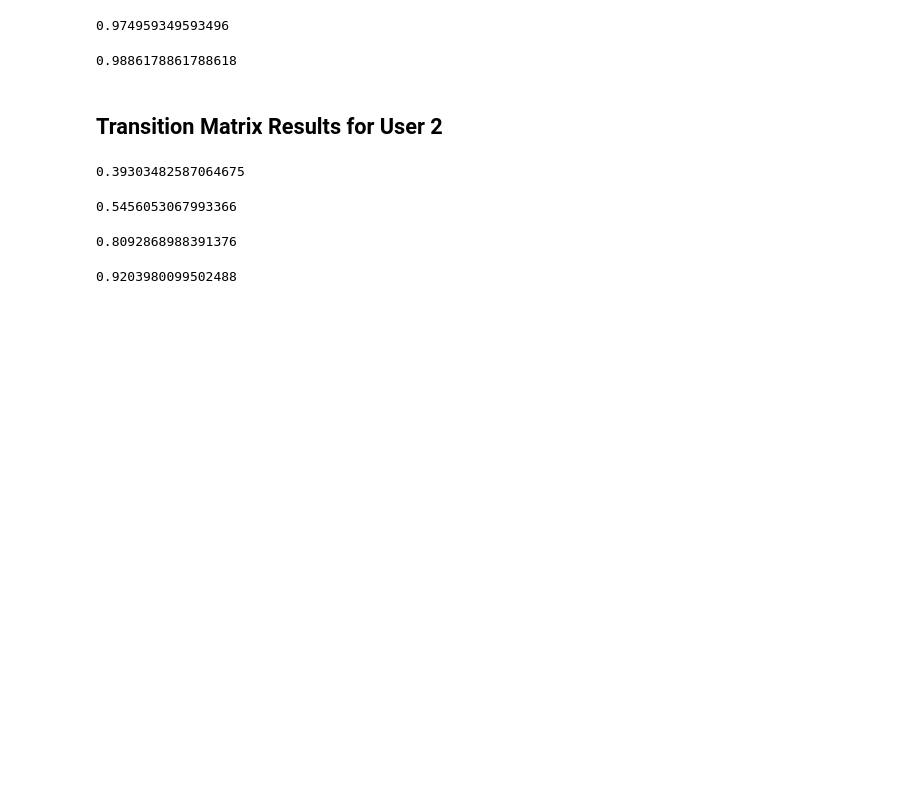
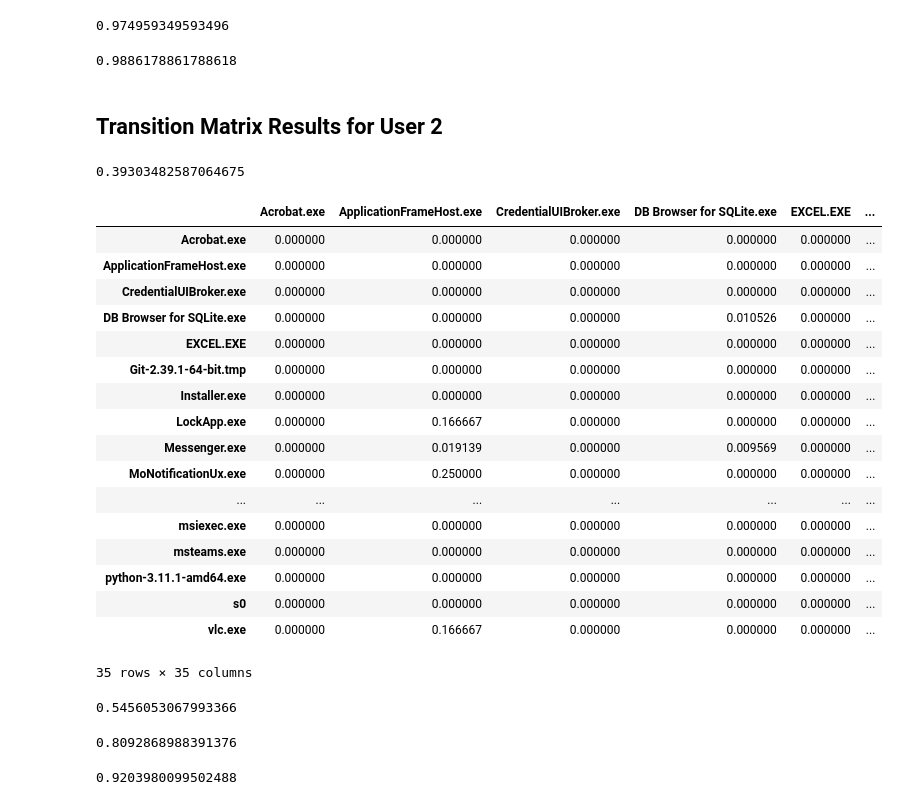
Before and after one commit to miloncl/System-Usage-Analysis, a Jupyter notebook: notebooks/HMM.ipynb, the cells around one changed output. Cells and saved outputs as stored; diff of their text form; code cells hidden in the pictures; blank space fills up the shorter version.

```diff
--- a/notebooks/HMM.ipynb
+++ b/notebooks/HMM.ipynb
@@ -50,6 +71,27 @@ matrix21, accuracy21 = hmm_transition_mt(df2, n=1, save_output=False) # when use
 # save_to_file(matrix21, "outputs/HMM/transition_mt_user2_top1app", outfile_ext = 'txt')
 # %% [output]
 0.39303482587064675
+# %%
+matrix21
+# %% [output]
+|  | Acrobat.exe | ApplicationFrameHost.exe | CredentialUIBroker.exe | DB Browser for SQLite.exe | EXCEL.EXE | ... |
+| Acrobat.exe | 0.000000 | 0.000000 | 0.000000 | 0.000000 | 0.000000 | ... |
+| ApplicationFrameHost.exe | 0.000000 | 0.000000 | 0.000000 | 0.000000 | 0.000000 | ... |
+| CredentialUIBroker.exe | 0.000000 | 0.000000 | 0.000000 | 0.000000 | 0.000000 | ... |
+| DB Browser for SQLite.exe | 0.000000 | 0.000000 | 0.000000 | 0.010526 | 0.000000 | ... |
+| EXCEL.EXE | 0.000000 | 0.000000 | 0.000000 | 0.000000 | 0.000000 | ... |
+| Git-2.39.1-64-bit.tmp | 0.000000 | 0.000000 | 0.000000 | 0.000000 | 0.000000 | ... |
+| Installer.exe | 0.000000 | 0.000000 | 0.000000 | 0.000000 | 0.000000 | ... |
+| LockApp.exe | 0.000000 | 0.166667 | 0.000000 | 0.000000 | 0.000000 | ... |
+| Messenger.exe | 0.000000 | 0.019139 | 0.000000 | 0.009569 | 0.000000 | ... |
+| MoNotificationUx.exe | 0.000000 | 0.250000 | 0.000000 | 0.000000 | 0.000000 | ... |
+| ... | ... | ... | ... | ... | ... | ... |
+| msiexec.exe | 0.000000 | 0.000000 | 0.000000 | 0.000000 | 0.000000 | ... |
+| msteams.exe | 0.000000 | 0.000000 | 0.000000 | 0.000000 | 0.000000 | ... |
+| python-3.11.1-amd64.exe | 0.000000 | 0.000000 | 0.000000 | 0.000000 | 0.000000 | ... |
+| s0 | 0.000000 | 0.000000 | 0.000000 | 0.000000 | 0.000000 | ... |
+| vlc.exe | 0.000000 | 0.166667 | 0.000000 | 0.000000 | 0.000000 | ... |
+35 rows × 35 columns
 # %%
 matrix22, accuracy22 = hmm_transition_mt(df2, n=2, save_output=False) # when user = 2, n = 2
 # %% [output]
```
Also changed, not shown: parts of 1 cell of this notebook, 1 other file.
